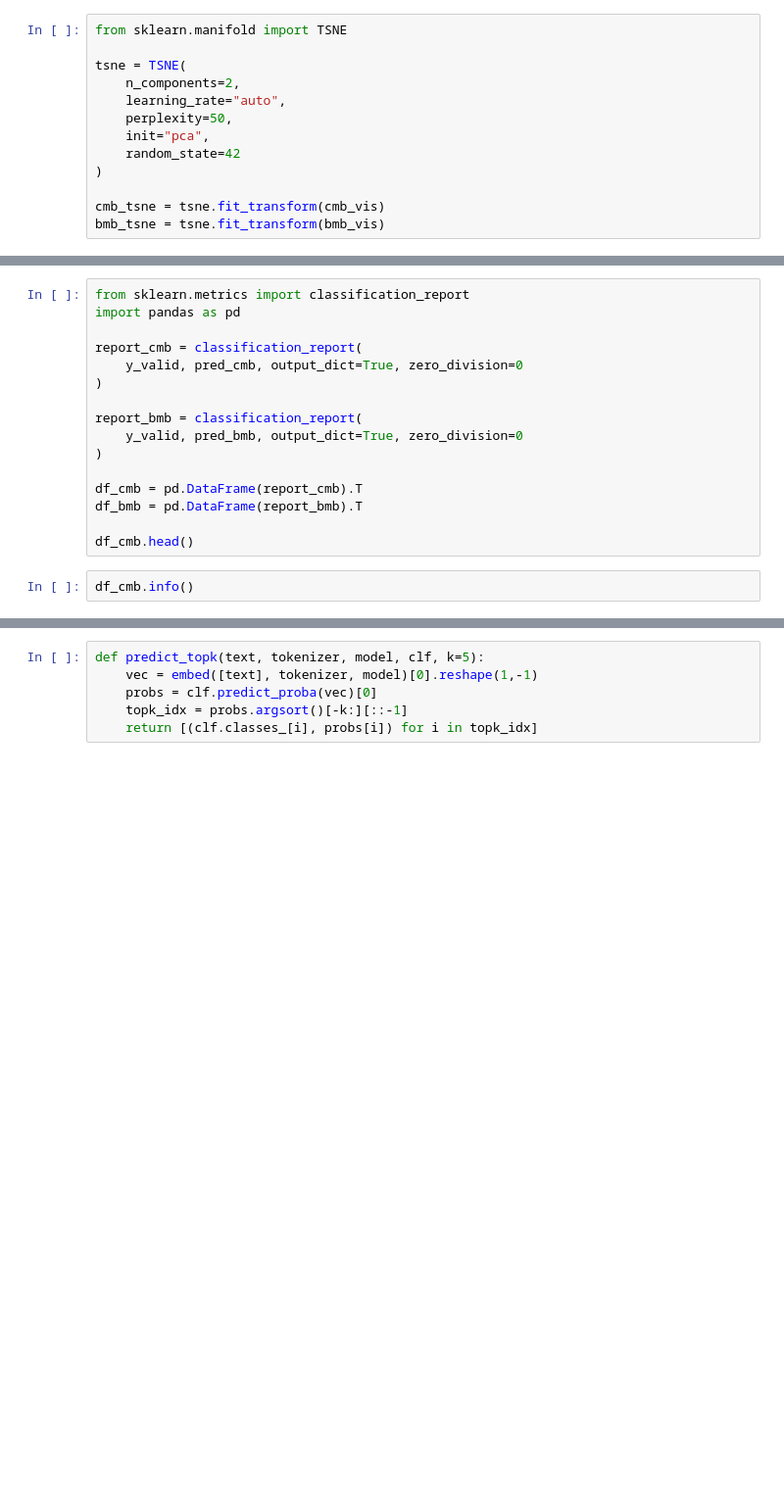
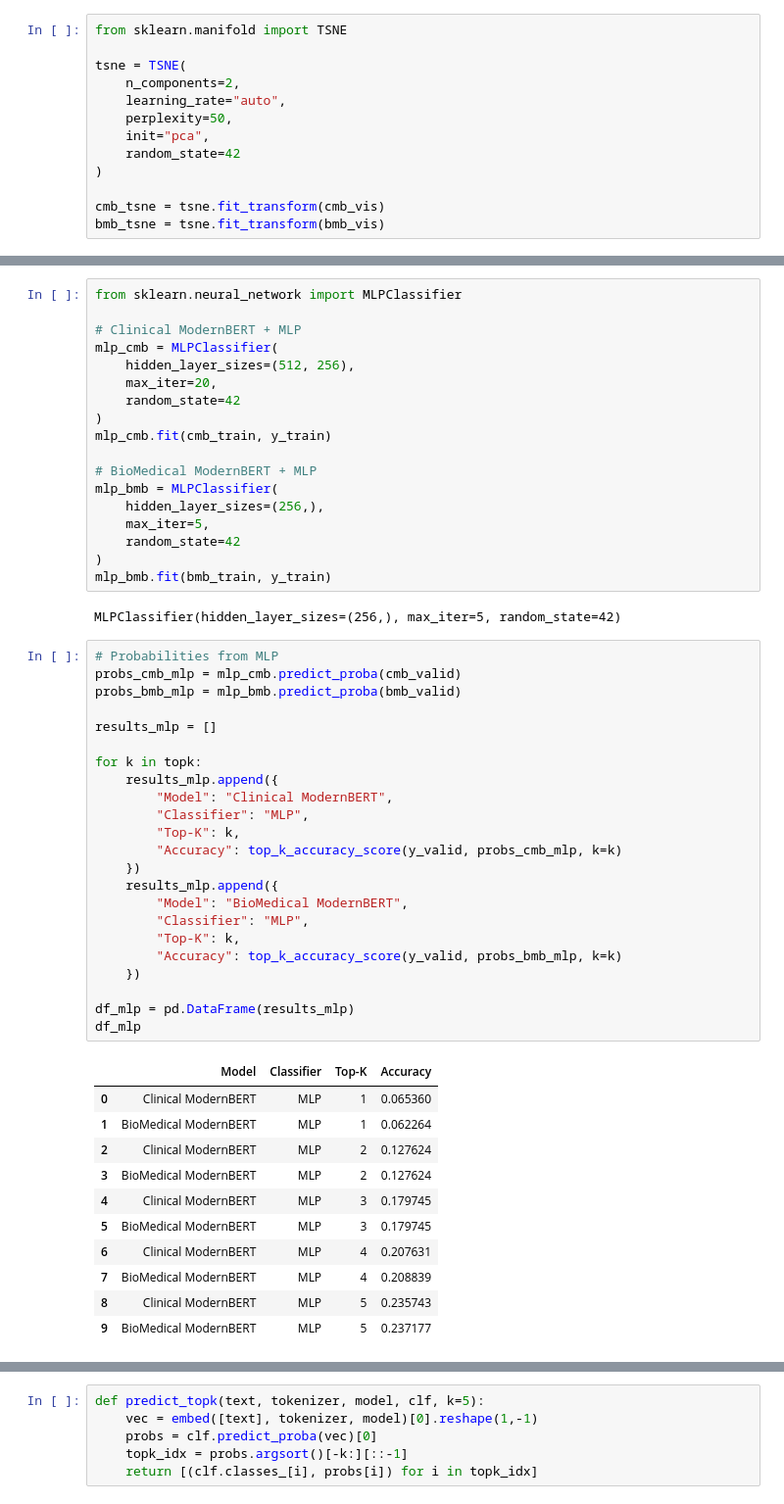
Before and after one commit to AvtnshM/Kaggle-Projects-Notebooks, a Jupyter notebook: clinical-modernbert-v-biomedicalmb-on-ddxplus-data.ipynb, the cells around one changed output, grey strips where cells are left out. Shown: that part at 98% size. Saved outputs shown, nothing was run; the diff lists cells and outputs as text; blank space fills up the shorter version.

```diff
--- a/clinical-modernbert-v-biomedicalmb-on-ddxplus-data.ipynb
+++ b/clinical-modernbert-v-biomedicalmb-on-ddxplus-data.ipynb
@@ -255,18 +348,55 @@ print("BMB Top-5:", top_k_accuracy_score(y_valid, pred_probs_bmb, k=5))
-# %%
-from sklearn.metrics import classification_report
-import pandas as pd
-
-report_cmb = classification_report(
-    y_valid, pred_cmb, output_dict=True, zero_division=0
-)
-
-report_bmb = classification_report(
-    y_valid, pred_bmb, output_dict=True, zero_division=0
-)
-
-df_cmb = pd.DataFrame(report_cmb).T
-df_bmb = pd.DataFrame(report_bmb).T
-
-df_cmb.head()
-# %%
-df_cmb.info()
+# %%
+from sklearn.neural_network import MLPClassifier
+
+# Clinical ModernBERT + MLP
+mlp_cmb = MLPClassifier(
+    hidden_layer_sizes=(512, 256),
+    max_iter=20,
+    random_state=42
+)
+mlp_cmb.fit(cmb_train, y_train)
+
+# BioMedical ModernBERT + MLP
+mlp_bmb = MLPClassifier(
+    hidden_layer_sizes=(256,),
+    max_iter=5,
+    random_state=42
+)
+mlp_bmb.fit(bmb_train, y_train)
+# %% [output]
+MLPClassifier(hidden_layer_sizes=(256,), max_iter=5, random_state=42)
+# %%
+# Probabilities from MLP
+probs_cmb_mlp = mlp_cmb.predict_proba(cmb_valid)
+probs_bmb_mlp = mlp_bmb.predict_proba(bmb_valid)
+
+results_mlp = []
+
+for k in topk:
+    results_mlp.append({
+        "Model": "Clinical ModernBERT",
+        "Classifier": "MLP",
+        "Top-K": k,
+        "Accuracy": top_k_accuracy_score(y_valid, probs_cmb_mlp, k=k)
+    })
+    results_mlp.append({
+        "Model": "BioMedical ModernBERT",
+        "Classifier": "MLP",
+        "Top-K": k,
+        "Accuracy": top_k_accuracy_score(y_valid, probs_bmb_mlp, k=k)
+    })
+
+df_mlp = pd.DataFrame(results_mlp)
+df_mlp
+# %% [output]
+|  | Model | Classifier | Top-K | Accuracy |
+| 0 | Clinical ModernBERT | MLP | 1 | 0.065360 |
+| 1 | BioMedical ModernBERT | MLP | 1 | 0.062264 |
+| 2 | Clinical ModernBERT | MLP | 2 | 0.127624 |
+| 3 | BioMedical ModernBERT | MLP | 2 | 0.127624 |
+| 4 | Clinical ModernBERT | MLP | 3 | 0.179745 |
+| 5 | BioMedical ModernBERT | MLP | 3 | 0.179745 |
+| 6 | Clinical ModernBERT | MLP | 4 | 0.207631 |
+| 7 | BioMedical ModernBERT | MLP | 4 | 0.208839 |
+| 8 | Clinical ModernBERT | MLP | 5 | 0.235743 |
+| 9 | BioMedical ModernBERT | MLP | 5 | 0.237177 |
```
Also changed, not shown: parts of 28 cells of this notebook.
